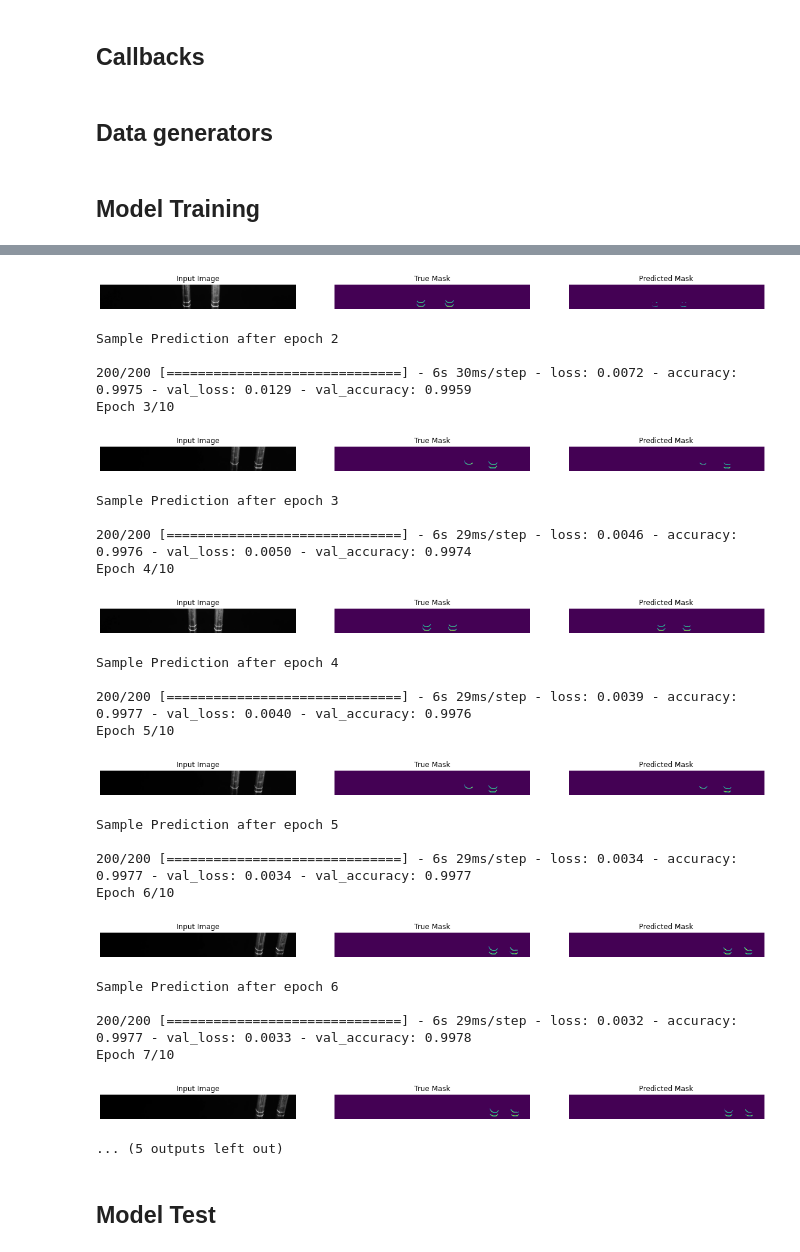
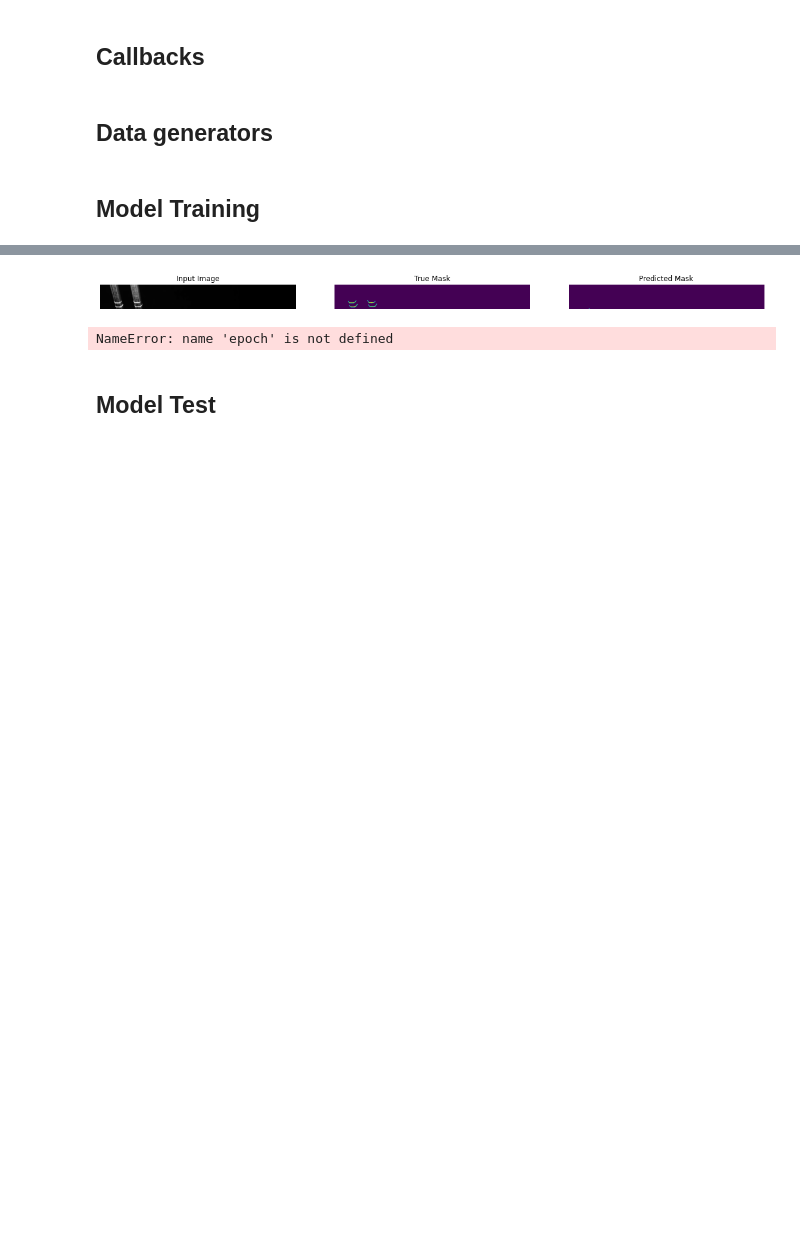
Before and after one commit to Storks/laser_trace, a Jupyter notebook: notebooks/train model.ipynb, the cells around one changed output, grey strips where cells are left out. Drawn from its saved outputs; the diff is of its cells as text; code cells hidden in the pictures; blank space fills up the shorter version.

```diff
--- a/notebooks/train model.ipynb
+++ b/notebooks/train model.ipynb
@@ -16,6 +16,10 @@ from dataset_generators import *
 load_dotenv()
 # %% [output]
 True
+# %%
+IMAGE_HEIGHT = 128
+IMAGE_WIDTH = 1024
+CHANNELS = 3
 # %%
 test_mask_dir = "../data/processed/test/mask/"
 test_img_dir = "../data/processed/test/img/"
@@ -110,9 +123,9 @@ model.compile(optim, bce, metrics)
 ## Callbacks
 # %%
 class DisplayCallback(tf.keras.callbacks.Callback):
-    def __init__(self, dataset, epoch_interval=1):
+    def __init__(self, dataset, batch_interval=40):
         self.dataset = dataset
-        self.epoch_interval = epoch_interval
+        self.batch_interval = batch_interval
 
     def display(self, display_list, extra_title=''):
         plt.figure(figsize=(20, 20))
@@ -137,15 +150,15 @@ class DisplayCallback(tf.keras.callbacks.Callback):
             pred_mask = model.predict(image)
             self.display([image[0], mask[0], self.create_mask(pred_mask)])
 
-    def on_epoch_end(self, epoch, logs=None):
-        if epoch and epoch % self.epoch_interval == 0:
+    def on_batch_end(self, batch, logs=None):
+        if batch and batch % self.batch_interval == 0:
             self.show_predictions(self.dataset)
-            print ('\nSample Prediction after epoch {}\n'.format(epoch+1))
+            print ('\nSample Prediction after batch {}\n'.format(batch))
 # %% [markdown]
 ## Data generators
 # %%
-train_datagen = img_mask_generator(train_dir, batch_size=16)
-val_datagen = img_mask_generator(val_dir, batch_size=16)
+train_datagen = img_mask_generator(train_dir, batch_size=64)
+val_datagen = img_mask_generator(val_dir, batch_size=64)
 # %% [markdown]
 ## Model Training
 # %%
@@ -154,13 +167,13 @@ mlflow.tensorflow.autolog()
 mlflow.set_experiment(experiment_name=Repository('.').head.shorthand)
 
 with mlflow.start_run():
-    epochs = 10
+    epochs = 1
     model.fit(
         train_datagen,
-        steps_per_epoch=200,
+        steps_per_epoch=1717,
         epochs=epochs,
         validation_data=val_datagen,
-        validation_steps=20,
+        validation_steps=60,
         callbacks=[DisplayCallback(train_datagen)]
     )
 
@@ -189,30 +200,5 @@ Epoch 2/10
-[figure, old version]
+[figure, new version]
-Sample Prediction after epoch 2
-
-200/200 [==============================] - 6s 30ms/step - loss: 0.0072 - accuracy: 0.9975 - val_loss: 0.0129 - val_accuracy: 0.9959
-Epoch 3/10
+NameError: name 'epoch' is not defined
-[figure, removed]
-Sample Prediction after epoch 3
-
-200/200 [==============================] - 6s 29ms/step - loss: 0.0046 - accuracy: 0.9976 - val_loss: 0.0050 - val_accuracy: 0.9974
-Epoch 4/10
-[figure, removed]
-Sample Prediction after epoch 4
-
-200/200 [==============================] - 6s 29ms/step - loss: 0.0039 - accuracy: 0.9977 - val_loss: 0.0040 - val_accuracy: 0.9976
-Epoch 5/10
-[figure, removed]
-Sample Prediction after epoch 5
-
-200/200 [==============================] - 6s 29ms/step - loss: 0.0034 - accuracy: 0.9977 - val_loss: 0.0034 - val_accuracy: 0.9977
-Epoch 6/10
-[figure, removed]
-Sample Prediction after epoch 6
-
-200/200 [==============================] - 6s 29ms/step - loss: 0.0032 - accuracy: 0.9977 - val_loss: 0.0033 - val_accuracy: 0.9978
-Epoch 7/10
-[figure, removed]
-... (5 outputs left out)
 # %% [markdown]
 ## Model Test
 # %%
```
Also changed, not shown: parts of 4 cells of this notebook, 3 other files.
